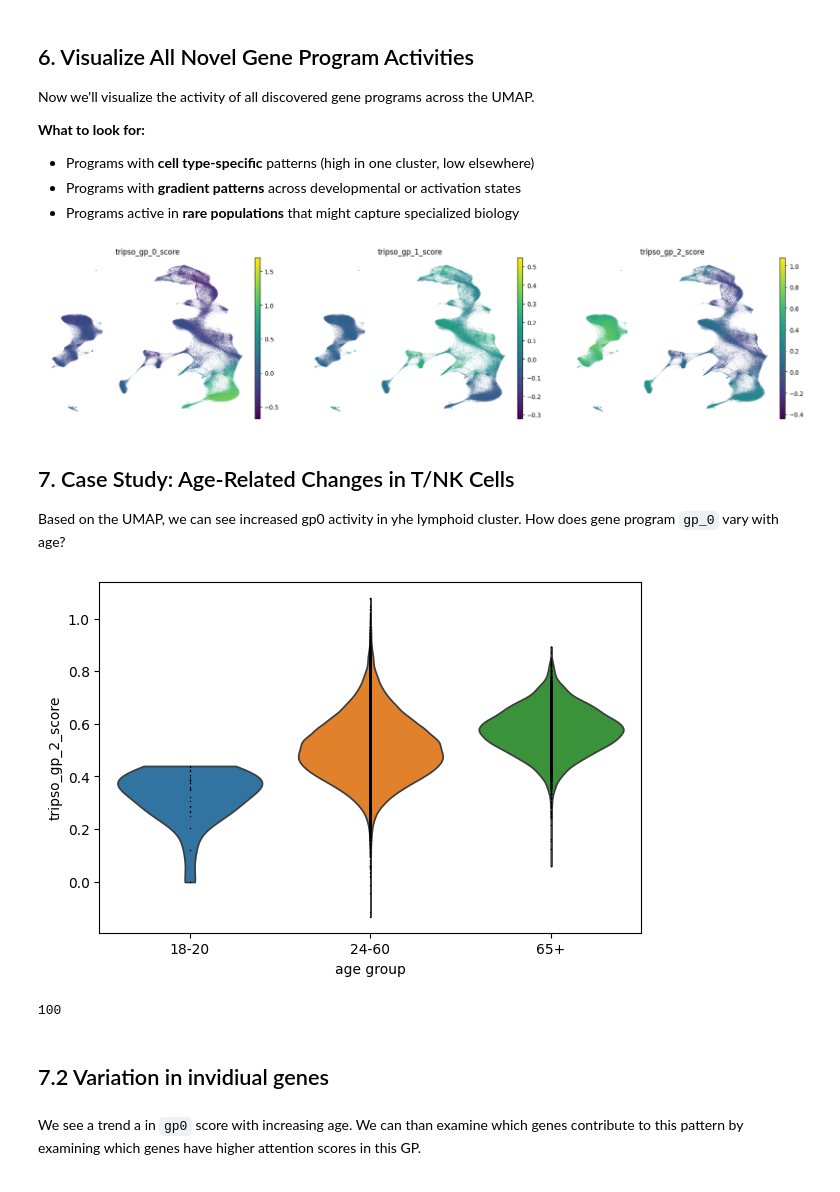
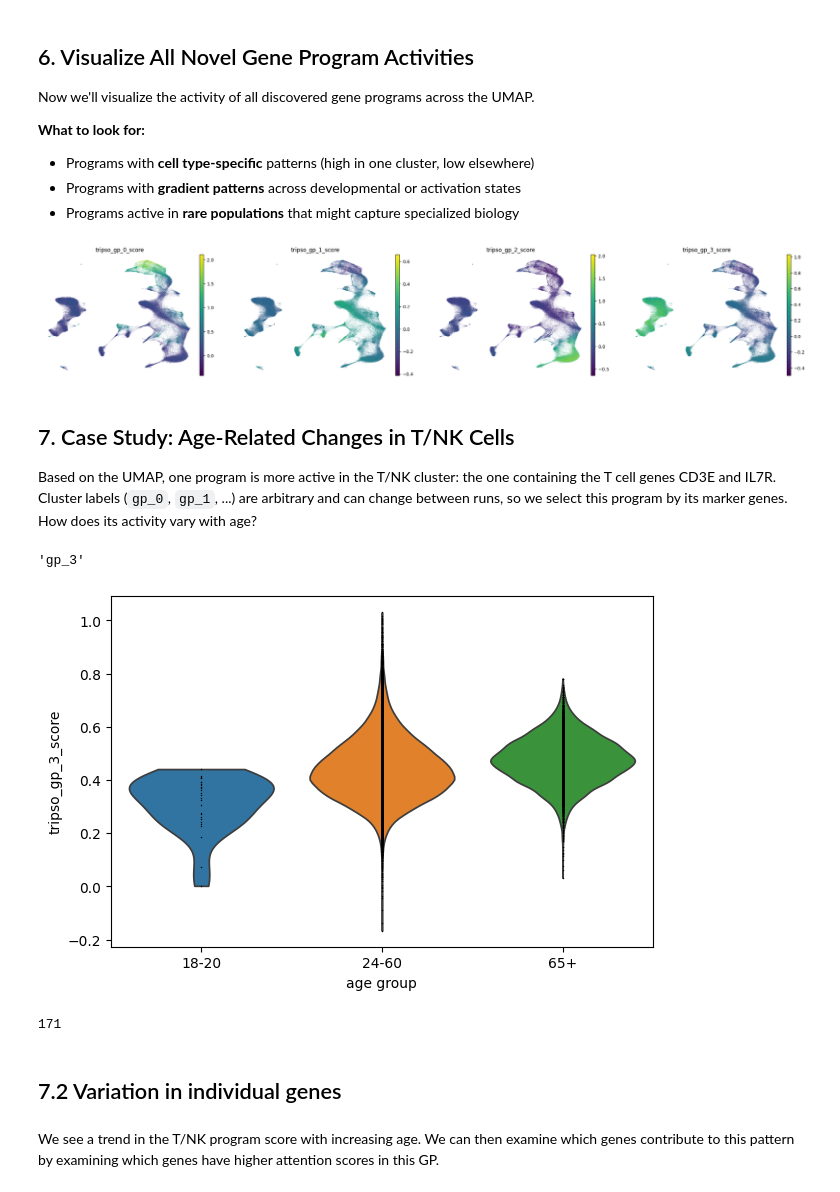
Before and after one commit to Lotfollahi-lab/tripso, a Jupyter notebook: docs/getting-started/tutorials/07.3_visualize_novel_gp.ipynb, the cells around one changed output. Saved outputs shown, nothing was run; the diff lists cells and outputs as text; code cells hidden in the pictures.

```diff
--- a/docs/getting-started/tutorials/07.3_visualize_novel_gp.ipynb
+++ b/docs/getting-started/tutorials/07.3_visualize_novel_gp.ipynb
@@ -39,7 +41,7 @@ We'll use the original Zeng bone marrow dataset which contains:
 - Cell type annotations
 - Pre-computed UMAP coordinates for visualization
 # %%
-adata = sc.read_h5ad('path/to/your/folder/07_tutorial_zeng/data/raw/zeng.h5ad')
+adata = sc.read_h5ad('data/raw/zeng.h5ad')
 # %%
 adata.var = adata.var.set_index('gene_symbols')
 # %% [markdown]
@@ -160,30 +162,39 @@ sc.pl.umap(
     frameon = False
 )
 # %% [output]
-[figure, old version]
+[figure, new version]
 # %% [markdown]
 ## 7. Case Study: Age-Related Changes in T/NK Cells
 
-Based on the UMAP, we can see increased gp0 activity in yhe lymphoid cluster. How does gene program `gp_0` vary with age?
+Based on the UMAP, one program is more active in the T/NK cluster: the one containing the T cell genes CD3E and IL7R. Cluster labels (`gp_0`, `gp_1`, ...) are arbitrary and can change between runs, so we select this program by its marker genes. How does its activity vary with age?
+# %%
+# pick the T/NK program by marker genes rather than by cluster label
+tnk_markers = ['CD3E', 'IL7R']
+gp_tnk = [gp for gp in tripso_gp.columns if set(tnk_markers) <= set(tripso_gp[gp].dropna())]
+assert len(gp_tnk) == 1, gp_tnk
+gp_tnk = gp_tnk[0]
+gp_tnk
+# %% [output]
+'gp_3'
 # %%
-# Compare gp_0 activity across age groups in T and NK cells
+# Compare T/NK program activity across age groups in T and NK cells
 # This reveals whether this program changes with aging in these immune populations
 sc.pl.violin(
     adata[adata.obs['AuthorCellType_Broad'].isin(['Naive T', 'CD4 Memory T', 'CD8 Memory T', 'NK'])],
-    'tripso_gp_2_score',
+    f'tripso_{gp_tnk}_score',
     groupby = 'age_group',
     jitter = False
 )
 # %% [output]
-[figure, old version]
+[figure, new version]
 # %%
 # check how many genes are in the gene program
-len(tripso_gp['gp_0'].dropna())
+len(tripso_gp[gp_tnk].dropna())
 # %% [output]
-100
+171
 # %% [markdown]
-## 7.2 Variation in invidiual genes
+## 7.2 Variation in individual genes
 # %% [markdown]
-We see a trend a in `gp0` score with increasing age. We can than examine which genes contribute to this pattern by examining which genes have higher attention scores in this GP.
+We see a trend in the T/NK program score with increasing age. We can then examine which genes contribute to this pattern by examining which genes have higher attention scores in this GP.
 # %%
 # Here, we will load all data splits to ensure we have enough cells from younger group
```
Also changed, not shown: parts of 7 cells of this notebook, 10 other files.
